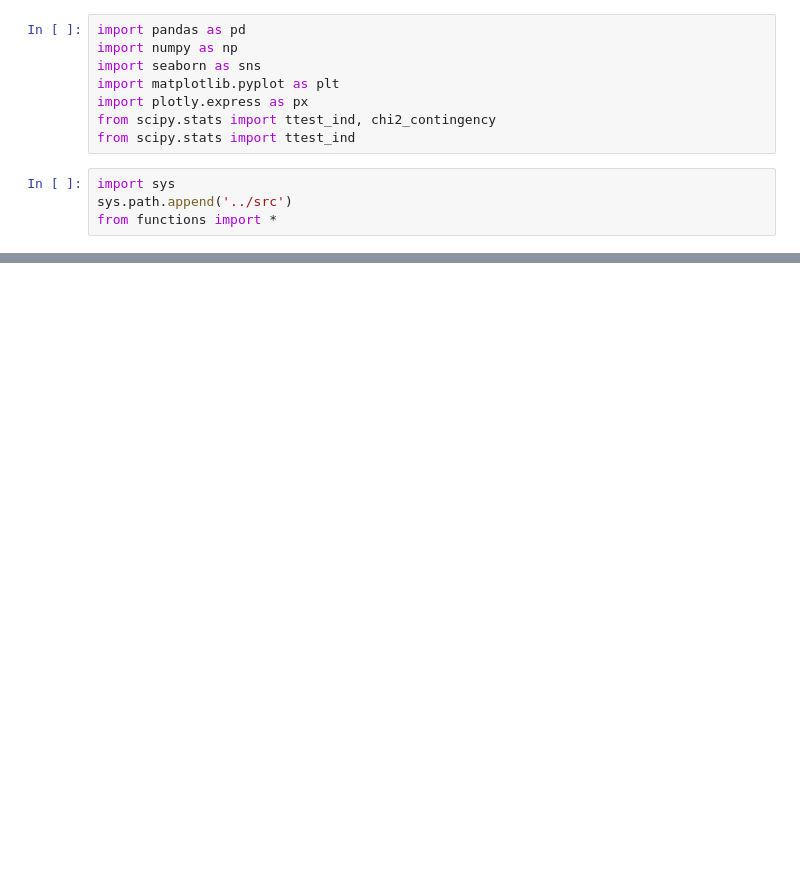
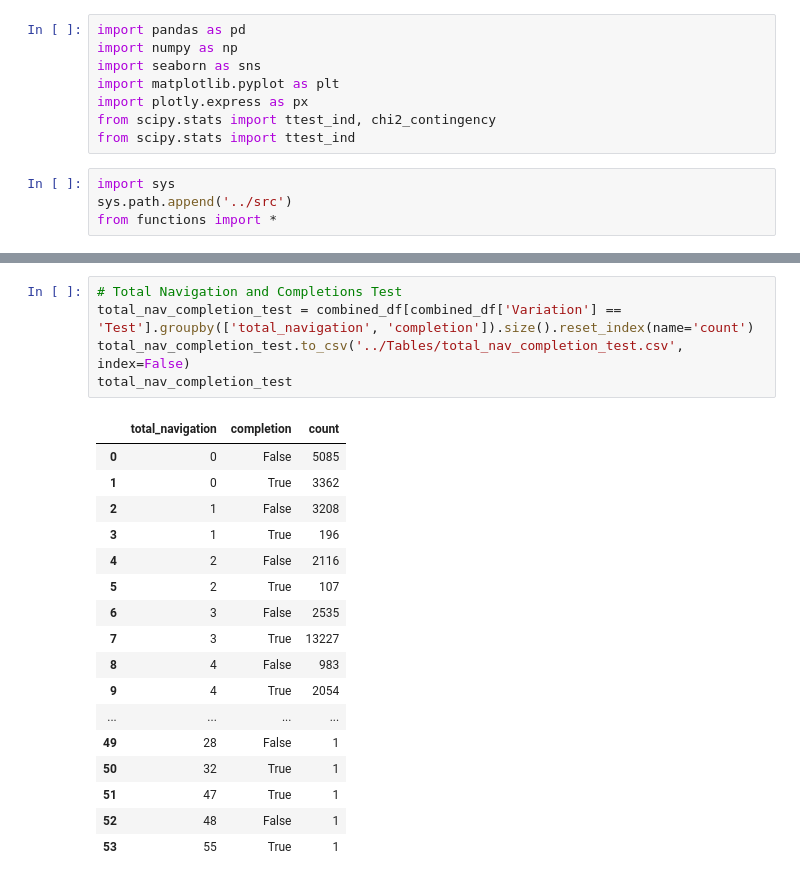
Before and after one commit to DaniCoco31/project_2, a Jupyter notebook: notebooks/Multivariate_analysis.ipynb, the cells around one changed output, grey strips where cells are left out. Cells and saved outputs as stored; diff of their text form; blank space fills up the shorter version.

```diff
--- a/notebooks/Multivariate_analysis.ipynb
+++ b/notebooks/Multivariate_analysis.ipynb
@@ -151,0 +219,23 @@ dtype: object
+# %%
+# Total Navigation and Completions Test
+total_nav_completion_test = combined_df[combined_df['Variation'] == 'Test'].groupby(['total_navigation', 'completion']).size().reset_index(name='count')
+total_nav_completion_test.to_csv('../Tables/total_nav_completion_test.csv', index=False)
+total_nav_completion_test
+# %% [output]
+|  | total_navigation | completion | count |
+| 0 | 0 | False | 5085 |
+| 1 | 0 | True | 3362 |
+| 2 | 1 | False | 3208 |
+| 3 | 1 | True | 196 |
+| 4 | 2 | False | 2116 |
+| 5 | 2 | True | 107 |
+| 6 | 3 | False | 2535 |
+| 7 | 3 | True | 13227 |
+| 8 | 4 | False | 983 |
+| 9 | 4 | True | 2054 |
+| ... | ... | ... | ... |
+| 49 | 28 | False | 1 |
+| 50 | 32 | True | 1 |
+| 51 | 47 | True | 1 |
+| 52 | 48 | False | 1 |
+| 53 | 55 | True | 1 |
```
Also changed, not shown: parts of 30 cells of this notebook, 38 other files.
